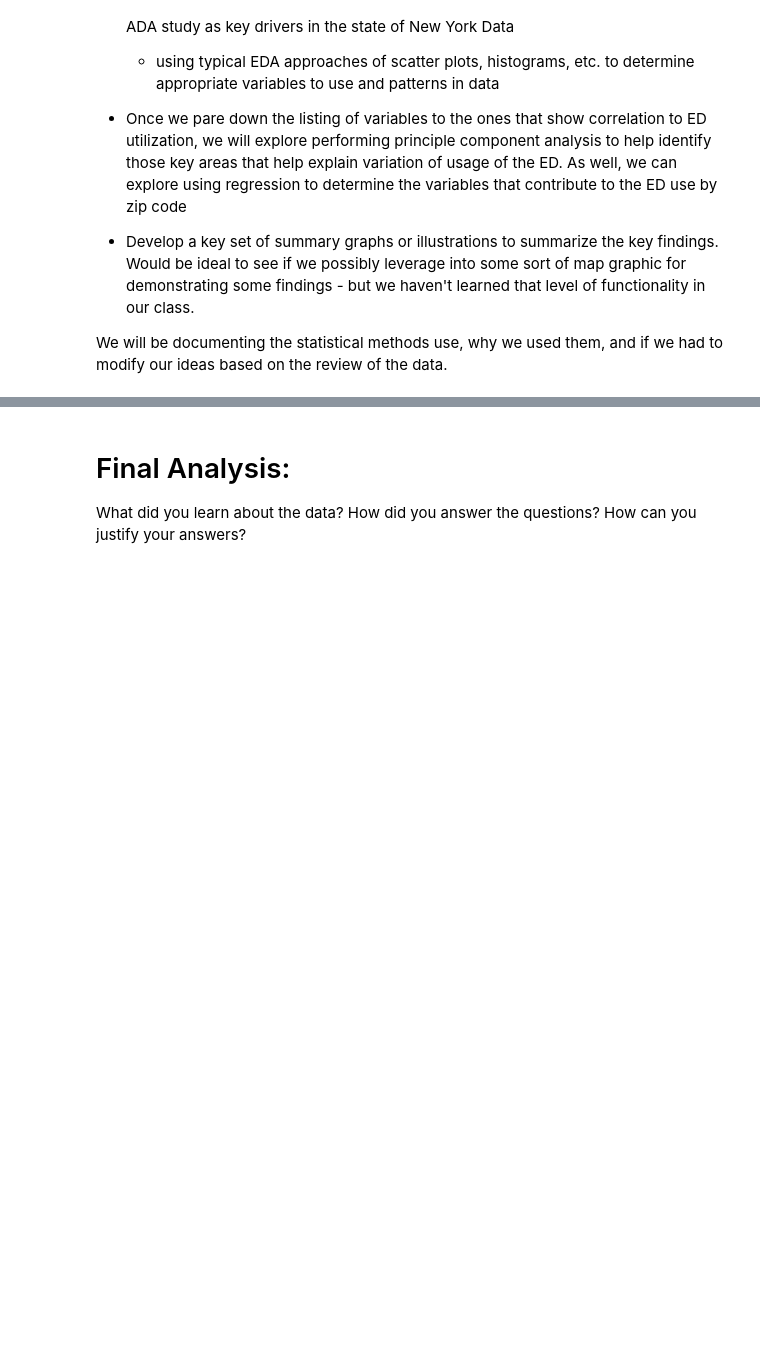
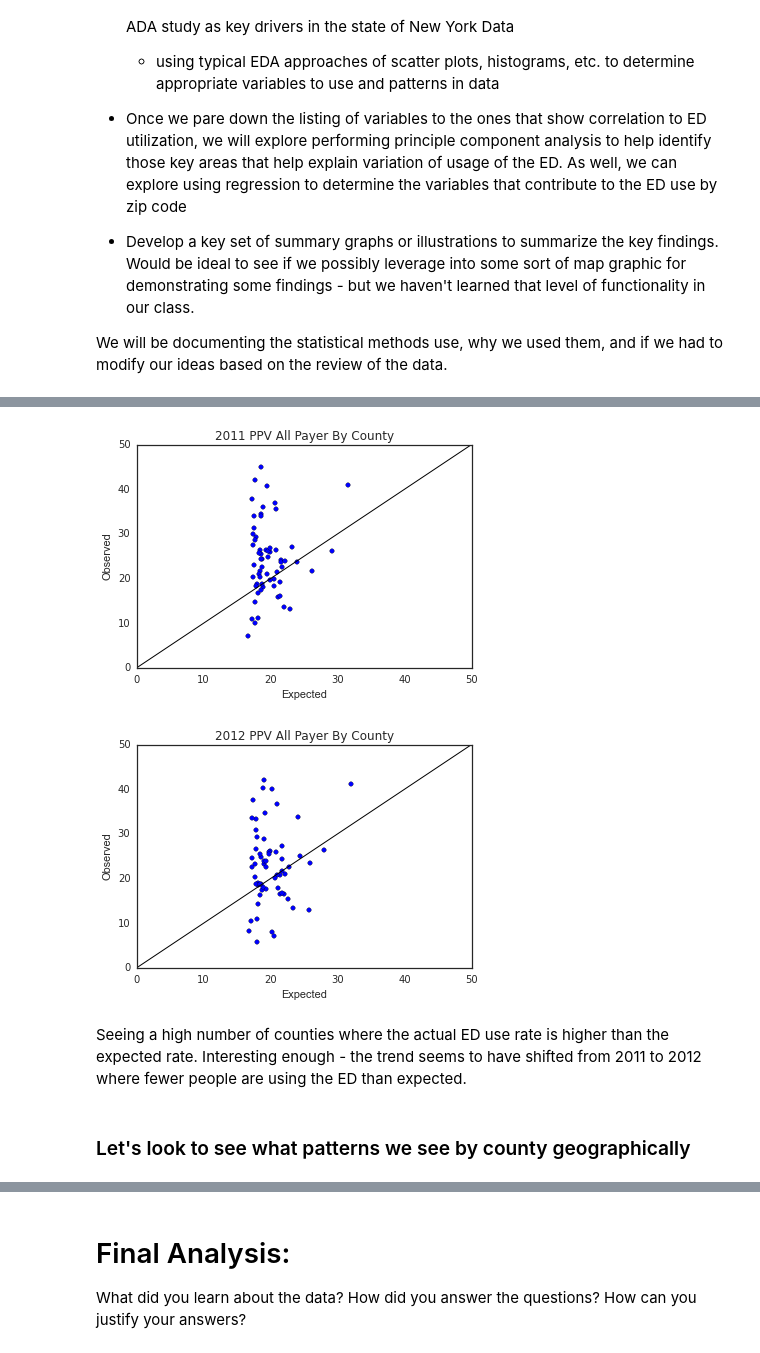
Before and after one commit to SumanthMeenan/CS109-1, a Jupyter notebook: CS109Project.ipynb, the cells around one changed output, grey strips where cells are left out. Saved outputs shown, nothing was run; the diff lists cells and outputs as text; code cells hidden in the pictures; blank space fills up the shorter version.

```diff
--- a/CS109Project.ipynb
+++ b/CS109Project.ipynb
@@ -105,0 +249,26 @@ We will be documenting the statistical methods use, why we used them, and if we
+# %%
+plt.scatter(EDuse2011['Expected Rate Per 100 People'],EDuse2011['Observed Rate Per 100 People'])
+plt.xlim((0,50))
+plt.ylim((0,50))
+plt.plot([0,50], [0,50], linewidth=1, color='black')
+plt.title("2011 PPV All Payer By County")
+plt.xlabel("Expected")
+plt.ylabel("Observed")
+plt.show()
+
+plt.scatter(EDuse2012['Expected Rate Per 100 People'],EDuse2012['Observed Rate Per 100 People'])
+plt.xlim((0,50))
+plt.ylim((0,50))
+plt.plot([0,50], [0,50], linewidth=1, color='black')
+plt.title("2012 PPV All Payer By County")
+plt.xlabel("Expected")
+plt.ylabel("Observed")
+#plt.annotate(EDuse2012['Patient County Name'], xy = (EDuse2012['Expected Rate Per 100 People'],  EDuse2012['Observed Rate Per 100 People']))
+plt.show()
+# %% [output]
+[figure, added]
+[figure, added]
+# %% [markdown]
+Seeing a high number of counties where the actual ED use rate is higher than the expected rate.  Interesting enough - the trend seems to have shifted from 2011 to 2012 where fewer people are using the ED than expected.
+# %% [markdown]
+### Let's look to see what patterns we see by county geographically
```
Also changed, not shown: parts of 51 cells of this notebook.
